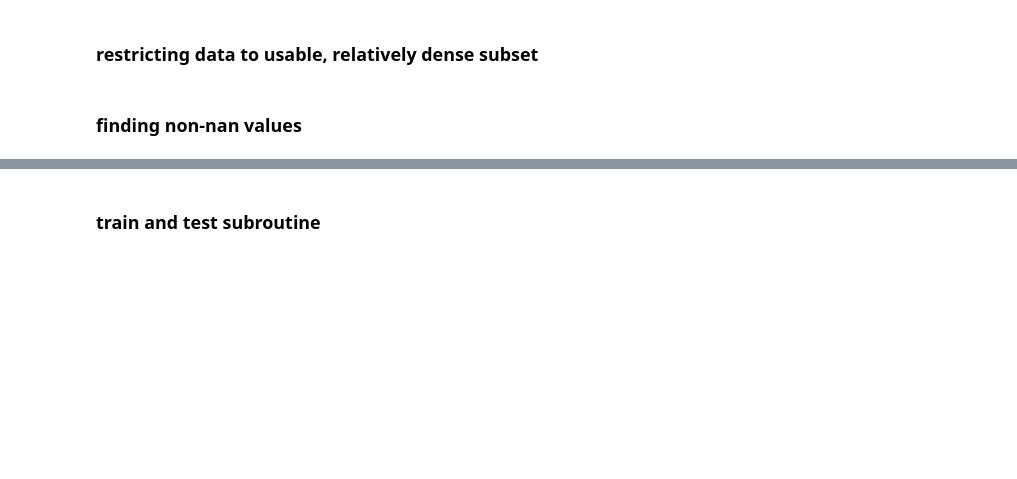
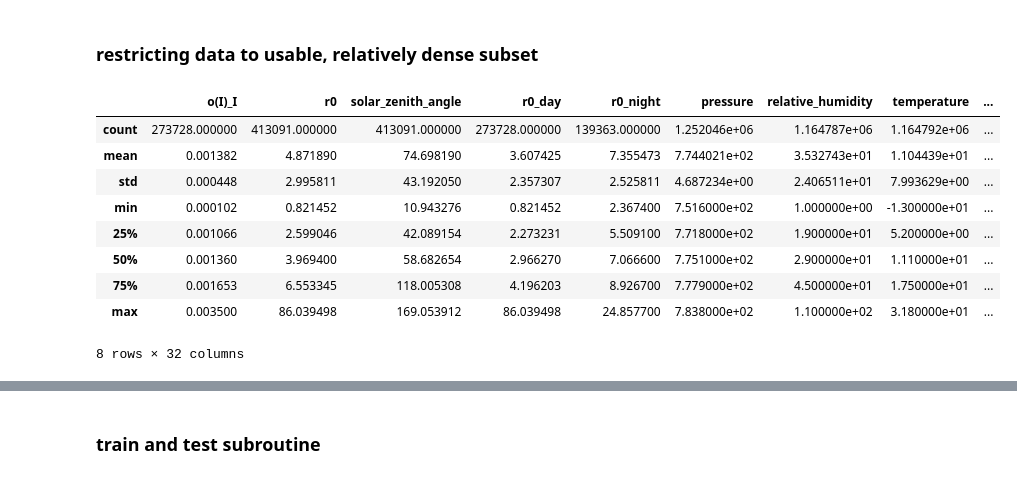
Before and after one commit to JPLMLIA/Time-FED, a Jupyter notebook: notebooks/playground_r0_RFregressor.ipynb, the cells around one changed output, grey strips where cells are left out. Cells and saved outputs as stored; diff of their text form; code cells hidden in the pictures; blank space fills up the shorter version.

```diff
--- a/notebooks/playground_r0_RFregressor.ipynb
+++ b/notebooks/playground_r0_RFregressor.ipynb
@@ -67,4 +87,16 @@ xmax, ymax = 20, 20
 # %% [markdown]
 ### restricting data to usable, relatively dense subset
 # %%
-df_subset = df[(df.index > '2018-05-03') & (df.index < '2020-12-30')]
+df_subset = df[(df.index > DENSE_SUBSET_START) & (df.index < DENSE_SUBSET_END)]
+df_subset.describe()
+# %% [output]
+|  | o(I)_I | r0 | solar_zenith_angle | r0_day | r0_night | pressure | relative_humidity | temperature | ... |
+| count | 273728.000000 | 413091.000000 | 413091.000000 | 273728.000000 | 139363.000000 | 1.252046e+06 | 1.164787e+06 | 1.164792e+06 | ... |
+| mean | 0.001382 | 4.871890 | 74.698190 | 3.607425 | 7.355473 | 7.744021e+02 | 3.532743e+01 | 1.104439e+01 | ... |
+| std | 0.000448 | 2.995811 | 43.192050 | 2.357307 | 2.525811 | 4.687234e+00 | 2.406511e+01 | 7.993629e+00 | ... |
+| min | 0.000102 | 0.821452 | 10.943276 | 0.821452 | 2.367400 | 7.516000e+02 | 1.000000e+00 | -1.300000e+01 | ... |
+| 25% | 0.001066 | 2.599046 | 42.089154 | 2.273231 | 5.509100 | 7.718000e+02 | 1.900000e+01 | 5.200000e+00 | ... |
+| 50% | 0.001360 | 3.969400 | 58.682654 | 2.966270 | 7.066600 | 7.751000e+02 | 2.900000e+01 | 1.110000e+01 | ... |
+| 75% | 0.001653 | 6.553345 | 118.005308 | 4.196203 | 8.926700 | 7.779000e+02 | 4.500000e+01 | 1.750000e+01 | ... |
+| max | 0.003500 | 86.039498 | 169.053912 | 86.039498 | 24.857700 | 7.838000e+02 | 1.100000e+02 | 3.180000e+01 | ... |
+8 rows × 32 columns
@@ -73,2 +102,0 @@ df_subset.describe()
-# %% [markdown]
-### finding non-nan values
```
Also changed, not shown: parts of 84 cells of this notebook.
